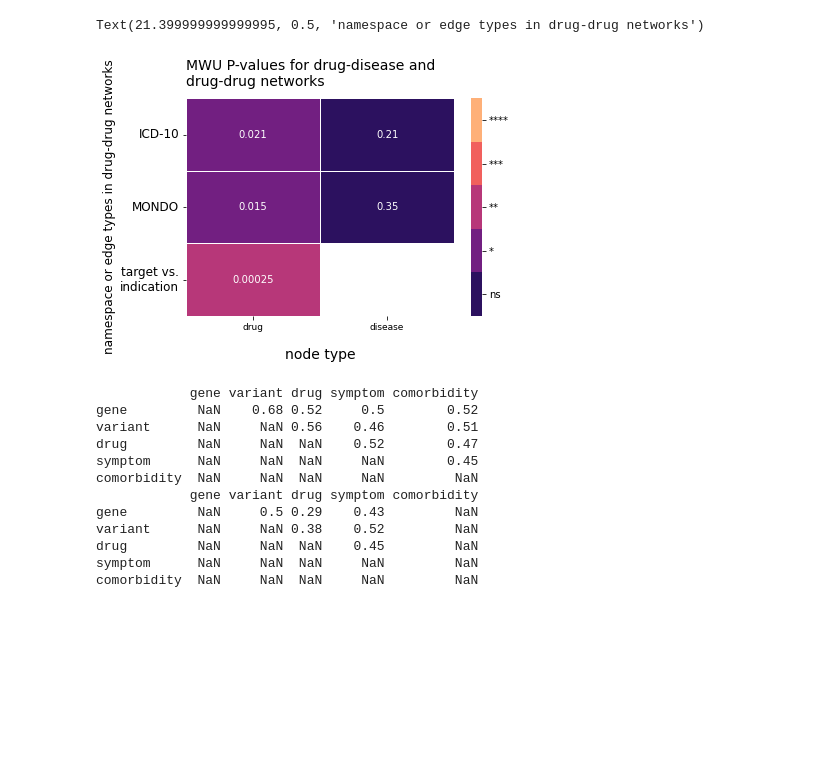
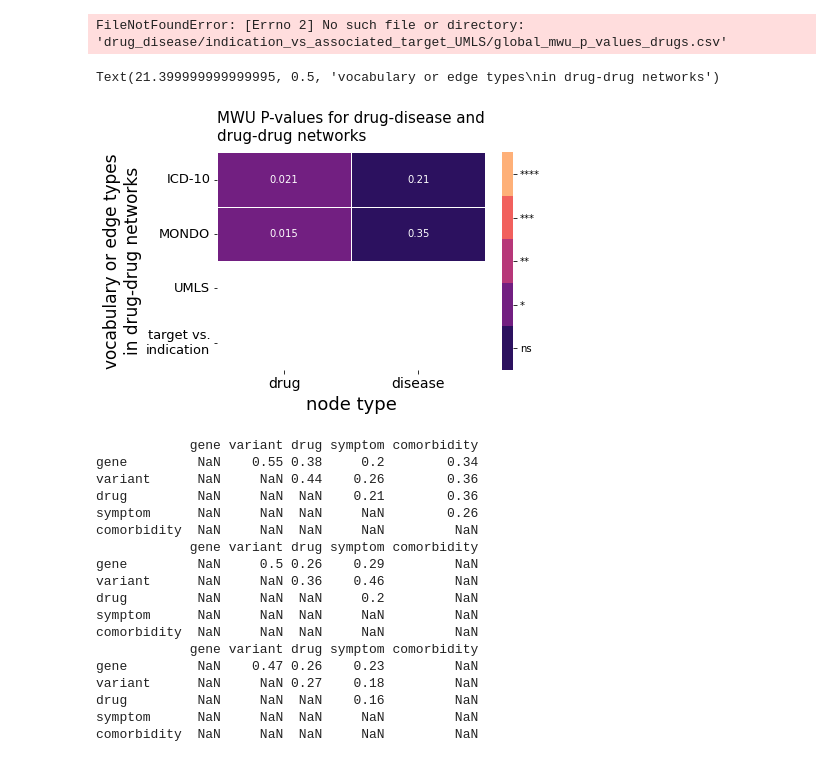
Before and after one commit to repotrial/graphsimqt, a Jupyter notebook: notebooks/plots_heatmaps.ipynb, the cells around one changed output. Drawn from its saved outputs; the diff is of its cells as text; code cells hidden in the pictures; blank space fills up the shorter version.

```diff
--- a/notebooks/plots_heatmaps.ipynb
+++ b/notebooks/plots_heatmaps.ipynb
@@ -8,8 +8,9 @@ pd.set_option('display.float_format', '{:.2g}'.format)
 # %%
 types = ['gene','variant','drug','symptom','comorbidity']
 # %%
-# distance_type = 'topology_only'
-distance_type = 'normalized_ranks'
+distance_type = 'topology_only'
+# distance_type = 'normalized_ranks'
+# distance_type = 'normalized_scores'
 # %%
 icd_10_mwu_p_values = pd.DataFrame(index=types,columns=types)
 for type_1, type_2 in itt.combinations(types, 2):
@@ -19,3 +20,7 @@ mondo_mwu_p_values = pd.DataFrame(index=types,columns=types)
 for type_1, type_2 in itt.combinations(types[:-1], 2):
     filename = f'disease_disease/{type_1}_vs_{type_2}/global_mwu_p_values.csv'
     mondo_mwu_p_values.loc[{type_1},{type_2}] = pd.read_csv(filename, index_col='distance_type').loc[distance_type,'p_value']
+umls_mwu_p_values = pd.DataFrame(index=types,columns=types)
+for type_1, type_2 in itt.combinations(types[:-1], 2):
+    filename = f'disease_disease/{type_1}_vs_{type_2}_UMLS/global_mwu_p_values.csv'
+    umls_mwu_p_values.loc[{type_1},{type_2}] = pd.read_csv(filename, index_col='distance_type').loc[distance_type,'p_value']
@@ -94,9 +137,9 @@ Text(33.0, 0.5, 'edge type')
 # %%
-namespaces = pd.CategoricalIndex(['ICD-10', 'MONDO', 'target vs.\nindication'], name='namespace or edge types in drug-drug networks')
+namespaces = pd.CategoricalIndex(['ICD-10', 'MONDO', 'UMLS', 'target vs.\nindication'], name='vocabulary or edge types in drug-drug networks')
 node_types = pd.CategoricalIndex(['drug', 'disease'], name='node type')
 drug_disease_p_values = pd.DataFrame(index=namespaces,columns=node_types,dtype=float)
 drug_disease_levels = pd.DataFrame(index=namespaces,columns=node_types,dtype=int)
-for namespace in ['ICD-10', 'MONDO']:
+for namespace in ['ICD-10', 'MONDO', 'UMLS']:
     for node_type in node_types:
         filename = f'drug_disease/indication_vs_associated_target_{namespace}/global_mwu_p_values_{node_type}s.csv'
         drug_disease_p_values.loc[{namespace},{node_type}] = pd.read_csv(filename, index_col='distance_type').loc['topology_only','p_value']
@@ -104,27 +147,29 @@ for namespace in ['ICD-10', 'MONDO']:
 filename = f'drug_drug/global_mwu_p_values.csv'
 drug_disease_p_values.loc['target vs.\nindication','drug'] = pd.read_csv(filename, index_col='distance_type').loc['topology_only','p_value']
 drug_disease_levels.loc['target vs.\nindication','drug'] = p_value_to_significance(pd.read_csv(filename).loc[0,'p_value'])
+# %% [output]
+FileNotFoundError: [Errno 2] No such file or directory: 'drug_disease/indication_vs_associated_target_UMLS/global_mwu_p_values_drugs.csv'
 # %%
 cmap = sns.color_palette("magma", 5)
 ax = sns.heatmap(drug_disease_levels, cmap=cmap, annot=drug_disease_p_values, linewidths=.5, vmin=0, vmax=4)
 colorbar = ax.collections[0].colorbar
 r = colorbar.vmax - colorbar.vmin
 colorbar.set_ticks([colorbar.vmin + r / 5 * (0.5 + i) for i in range(5)])
 colorbar.set_ticklabels(['ns','*','**','***','****'])
-ax.set_title('MWU P-values for drug-disease and\ndrug-drug networks', loc='left', fontsize=14, pad=12)
-plt.xticks(size=9)
-plt.yticks(rotation=0,size=12)
-plt.xlabel('node type', fontsize=14, labelpad=16)
-plt.ylabel('namespace or edge types in drug-drug networks', fontsize=12)
-plt.savefig('dr_dis.pdf',bbox_inches='tight')
-plt.savefig('dr_dis.png', bbox_inches='tight', dpi=600)
+ax.set_title('MWU P-values for drug-disease and\ndrug-drug networks', loc='left', fontsize=15, pad=12)
+plt.xticks(size=14)
+plt.yticks(rotation=0,size=13)
+plt.xlabel('node type', fontsize=18, labelpad=5)
+plt.ylabel('vocabulary or edge types\nin drug-drug networks', fontsize=17)
+plt.savefig('dr_dis_Large.pdf',bbox_inches='tight')
+plt.savefig('dr_dis_Large.png', bbox_inches='tight', dpi=600)
 # %% [output]
-Text(21.399999999999995, 0.5, 'namespace or edge types in drug-drug networks')
+Text(21.399999999999995, 0.5, 'vocabulary or edge types\nin drug-drug networks')
-[figure, old version]
+[figure, new version]
 # %%
 types = ['gene','variant','drug','symptom','comorbidity']
 # distance_type = 'topology_only'
-distance_type = 'normalized_ranks'
+# distance_type = 'normalized_ranks'
 
 icd_10_local_p_values = pd.DataFrame(index=types,columns=types)
 for type_1, type_2 in itt.combinations(types, 2):
@@ -151,19 +196,38 @@ for type_1, type_2 in itt.combinations(types[:-1], 2):
     signif_pvals = len(pv)
     mondo_local_p_values.loc[{type_1},{type_2}] = float(signif_pvals)/float(total_pvals)
 print(mondo_local_p_values)
+
+umls_local_p_values = pd.DataFrame(index=types,columns=types)
+for type_1, type_2 in itt.combinations(types[:-1], 2):
+    filename = f'disease_disease/{type_1}_vs_{type_2}_UMLS/local_empirical_p_values.csv'
+    pv = pd.read_csv(filename)
+    indices_remove = pv[pv['distance_type'] != distance_type].index
+    pv.drop(indices_remove, inplace=True)
+    total_pvals = len(pv)
+    indices_remove = pv[pv['p_value'] > 0.05].index
+    pv.drop(indices_remove, inplace=True)
+    signif_pvals = len(pv)
+    umls_local_p_values.loc[{type_1},{type_2}] = float(signif_pvals)/float(total_pvals)
+print(umls_local_p_values)
 # %% [output]
             gene variant drug symptom comorbidity
-gene         NaN    0.68 0.52     0.5        0.52
-variant      NaN     NaN 0.56    0.46        0.51
-drug         NaN     NaN  NaN    0.52        0.47
-symptom      NaN     NaN  NaN     NaN        0.45
+gene         NaN    0.55 0.38     0.2        0.34
+variant      NaN     NaN 0.44    0.26        0.36
+drug         NaN     NaN  NaN    0.21        0.36
+symptom      NaN     NaN  NaN     NaN        0.26
 comorbidity  NaN     NaN  NaN     NaN         NaN
             gene variant drug symptom comorbidity
-gene         NaN     0.5 0.29    0.43         NaN
-variant      NaN     NaN 0.38    0.52         NaN
-drug         NaN     NaN  NaN    0.45         NaN
+gene         NaN     0.5 0.26    0.29         NaN
+variant      NaN     NaN 0.36    0.46         NaN
+drug         NaN     NaN  NaN     0.2         NaN
 symptom      NaN     NaN  NaN     NaN         NaN
 comorbidity  NaN     NaN  NaN     NaN         NaN
+            gene variant drug symptom comorbidity
+gene         NaN    0.47 0.26    0.23         NaN
+variant      NaN     NaN 0.27    0.18         NaN
+drug         NaN     NaN  NaN    0.16         NaN
+symptom      NaN     NaN  NaN     NaN         NaN
+comorbidity  NaN     NaN  NaN     NaN         NaN
 # %%
 for type_1, type_2 in itt.permutations(types, 2):
     if np.isnan(icd_10_local_p_values.loc[type_1, type_2]):
```
Also changed, not shown: parts of 12 cells of this notebook, 29 other files.
